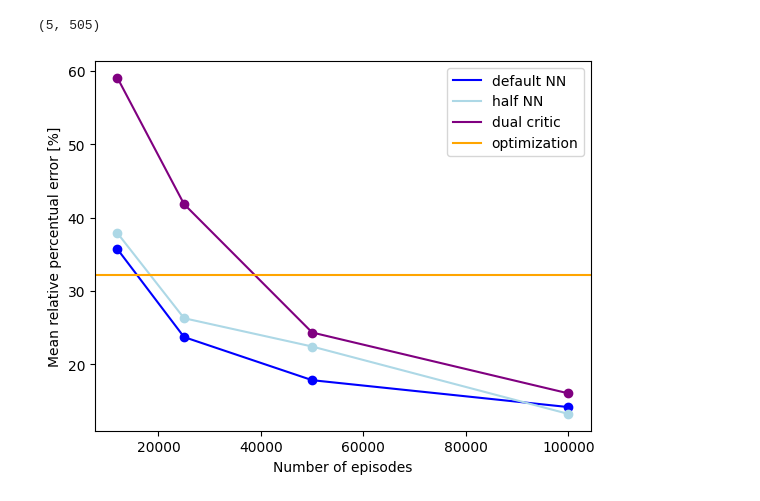
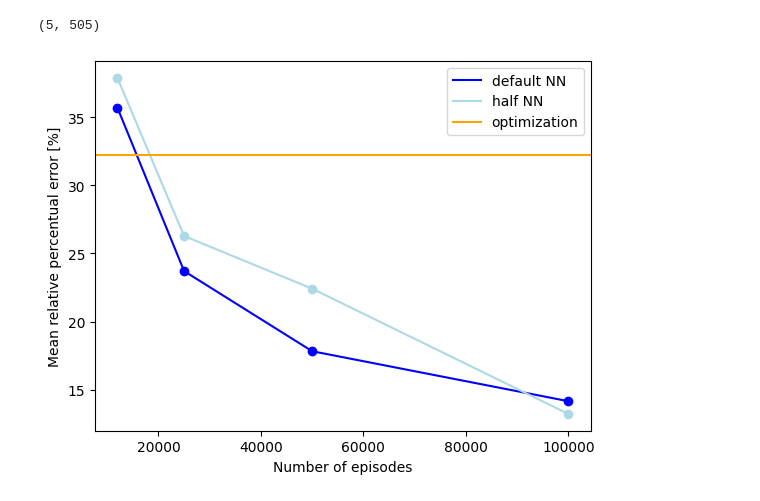
Before and after one commit to jprogrammer13/jumpleg_rl, a Jupyter notebook: utils/feasible_region.ipynb, the cells around one changed output. Saved outputs shown, nothing was run; the diff lists cells and outputs as text; code cells hidden in the pictures.

```diff
--- a/utils/feasible_region.ipynb
+++ b/utils/feasible_region.ipynb
@@ -68,7 +68,7 @@ for i,test in enumerate(tests):
     ax.set_xlabel('$X$')
     ax.set_ylabel('$Y$')
     ax.set_zlabel('$Z$')
-    ax.view_init(azim=30,elev=35)
+    ax.view_init(azim=-150,elev=35)
     feasible_plot = ax.scatter(feasible_region[:, 0], feasible_region[:, 1], feasible_region[:, 2],
                                     c=err_filter, alpha=1, edgecolors="black", linewidths=0.2,
                                     cmap=cmap, norm=norm)
@@ -339,19 +285,19 @@ tests_error_double = np.array(tests_error_double)
 # %%
 
 plt.plot(tests[:-1],np.mean(tests_error[:-1,:],axis=1), color='blue', label="default NN")
 plt.scatter(tests[:-1],np.mean(tests_error[:-1,:],axis=1), color='blue')
 
 plt.plot(tests[:-1],np.mean(tests_error_128,axis=1), color='lightblue', label="half NN")
 plt.scatter(tests[:-1],np.mean(tests_error_128,axis=1), color='lightblue')
 
-plt.plot(tests[:-1],np.mean(tests_error_double,axis=1), color='purple', label="dual critic")
-plt.scatter(tests[:-1],np.mean(tests_error_double,axis=1), color='purple')
+# plt.plot(tests[:-1],np.mean(tests_error_double,axis=1), color='purple', label="dual critic")
+# plt.scatter(tests[:-1],np.mean(tests_error_double,axis=1), color='purple')
 
 plt.axhline(np.mean(tests_error[-1,:]),color='orange',label='optimization')
 plt.xlabel('Number of episodes')
 plt.ylabel('Mean relative percentual error [%]')
 plt.legend()
 plt.savefig(os.path.join('plots', 'avg_error.png'), dpi=500,  bbox_inches='tight')
 plt.show()
 # %% [output]
-[figure, old version]
+[figure, new version]
```
Also changed, not shown: parts of 5 cells of this notebook, 6 other files.
